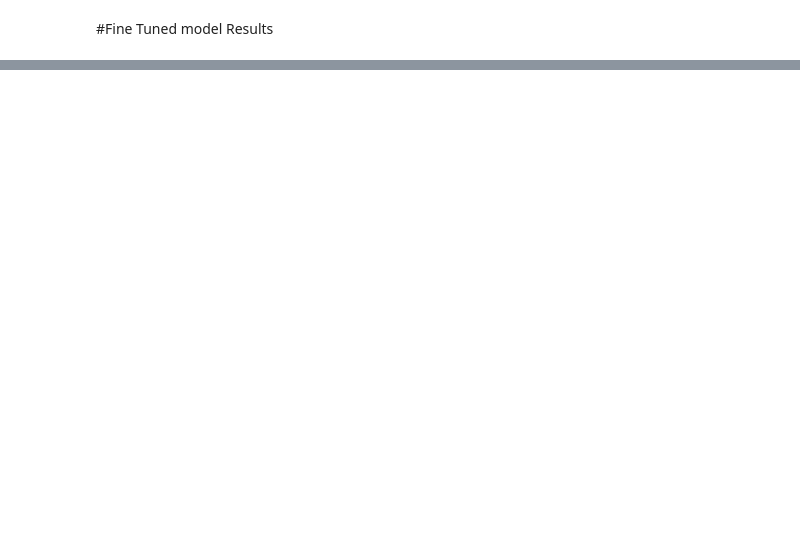
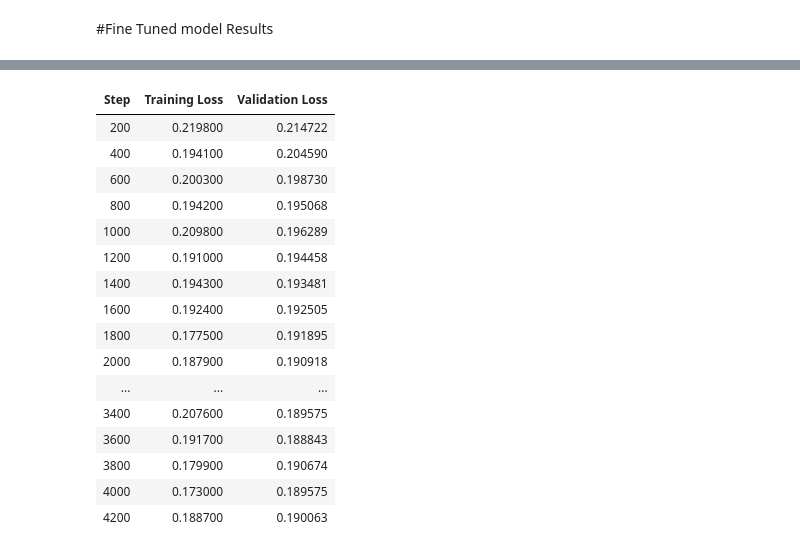
Before and after one commit to jeffreyong15/Counsel.NLP, a Jupyter notebook: Baseline Experiment/Baseline Evaluation/Baseline_Evaluation(260)[GPTJ_EDIT].ipynb, the cells around one changed output, grey strips where cells are left out. Cells and saved outputs as stored; diff of their text form; code cells hidden in the pictures; blank space fills up the shorter version.

```diff
--- a/Baseline Experiment/Baseline Evaluation/Baseline_Evaluation(260)[GPTJ_EDIT].ipynb
+++ b/Baseline Experiment/Baseline Evaluation/Baseline_Evaluation(260)[GPTJ_EDIT].ipynb
@@ -428,0 +639,16 @@ metrics_llm_df
+# %%
+for param in gpt_model_fine.parameters():
+    param.requires_grad = False
+
+config = LoraConfig(r=16, lora_alpha=32, lora_dropout=0.05, bias="none", task_type="CAUSAL_LM")
+
+gptj_model_fine = get_peft_model(gptj, config)
+
+trainable_params = 0
+all_param = 0
+for _, param in gptj_model_fine.named_parameters():
+    all_param += param.numel()
+    if param.requires_grad:
+        trainable_params += param.numel()
+
+print(f"trainable params: {trainable_params} || all params: {all_param} || trainables%: {100 * trainable_params / all_param}" )
@@ -428,0 +657,63 @@ metrics_llm_df
+# %%
+dataset = Dataset.from_pandas(gpt_train[['combined', 'input_ids','attention_mask',]])
+test_dataset = Dataset.from_pandas(gpt_test[['combined', 'input_ids','attention_mask']])
+# %%
+# dataset = Dataset.from_pandas(train_data[["input_ids", "attention_mask"]])
+# test_dataset = Dataset.from_pandas(test_data[["input_ids", "attention_mask"]])
+
+training_args = TrainingArguments(
+    output_dir="./gptj-finetuned",
+    per_device_train_batch_size=4,
+    gradient_accumulation_steps=1,
+    gradient_checkpointing=False,
+    num_train_epochs=3,
+    logging_steps=100,
+    save_steps=200,
+    load_best_model_at_end=True,
+    metric_for_best_model="loss",
+    eval_strategy="steps",
+    eval_steps=200,
+    per_device_eval_batch_size=4,
+    eval_accumulation_steps=4
+)
+
+def compute_loss(model, inputs, return_outputs=False):
+    labels = inputs.get("labels")
+    if labels is None:
+        labels = inputs.get("input_ids")
+    outputs = model(**inputs)
+    logits = outputs.get("logits")
+    loss_fct = CrossEntropyLoss(ignore_index=-100)
+    loss = loss_fct(logits.view(-1, logits.size(-1)), labels.view(-1))
+    return (loss, outputs) if return_outputs else loss
+
+def compute_metrics(eval_pred):
+    # Get predictions and labels
+    logits, labels = eval_pred
+    # Calculate loss
+    loss_fct = CrossEntropyLoss(ignore_index=-100)
+    loss = loss_fct(logits.view(-1, logits.size(-1)), labels.view(-1)).item()
+
+    # Return metrics dictionary
+    return {"loss": loss}
+
+# Set up the Trainer
+
+class CustomTrainer(Trainer):
+    def compute_loss(self, model, inputs, return_outputs=False, **kwargs):
+        return compute_loss(model, inputs, return_outputs=return_outputs)
+
+
+trainer = Trainer(
+    model=gptj_model_fine,
+    args=training_args,
+    train_dataset=dataset,
+    eval_dataset=test_dataset,
+    # compute_metrics=compute_metrics,
+    callbacks=[EarlyStoppingCallback(early_stopping_patience=3)],
+    data_collator=transformers.DataCollatorForLanguageModeling(gptj_tokenizer, mlm=False)
+)
+
+# Start training
+trainer.train()
+# %% [output]
@@ -428,0 +721,17 @@ metrics_llm_df
+| Step | Training Loss | Validation Loss |
+| 200 | 0.219800 | 0.214722 |
+| 400 | 0.194100 | 0.204590 |
+| 600 | 0.200300 | 0.198730 |
+| 800 | 0.194200 | 0.195068 |
+| 1000 | 0.209800 | 0.196289 |
+| 1200 | 0.191000 | 0.194458 |
+| 1400 | 0.194300 | 0.193481 |
+| 1600 | 0.192400 | 0.192505 |
+| 1800 | 0.177500 | 0.191895 |
+| 2000 | 0.187900 | 0.190918 |
+| ... | ... | ... |
+| 3400 | 0.207600 | 0.189575 |
+| 3600 | 0.191700 | 0.188843 |
+| 3800 | 0.179900 | 0.190674 |
+| 4000 | 0.173000 | 0.189575 |
+| 4200 | 0.188700 | 0.190063 |
```
Also changed, not shown: parts of 27 cells of this notebook.
